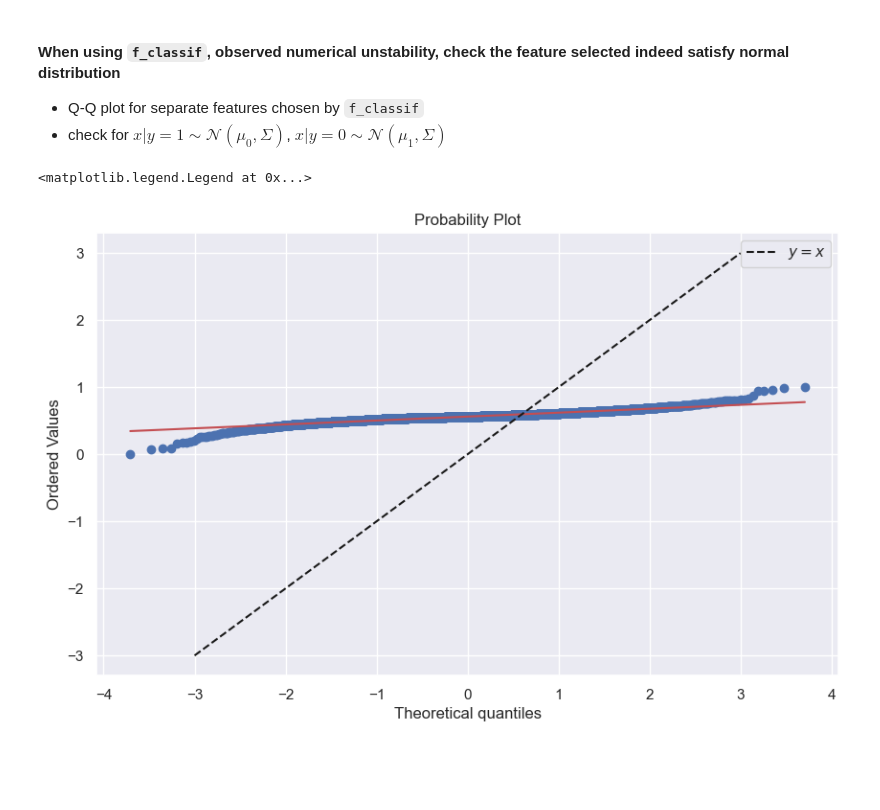
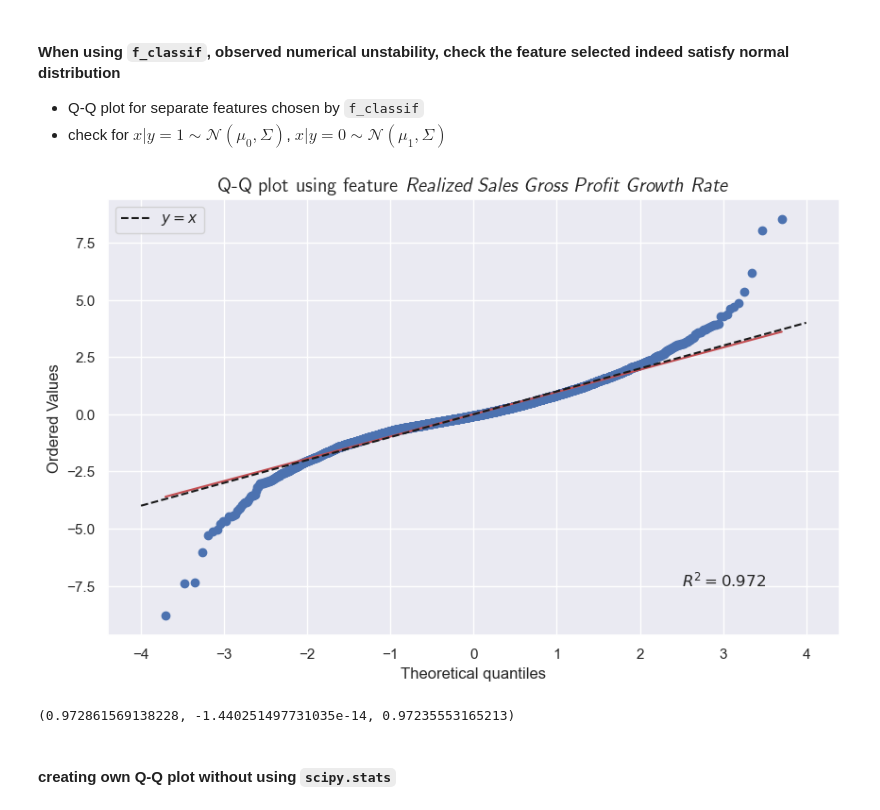
Before and after one commit to Mr-Wonderfool/Company-Bankruptcy-Prediction, a Jupyter notebook: models/visualization.ipynb, the cells around one changed output. Cells and saved outputs as stored; diff of their text form; code cells hidden in the pictures; blank space fills up the shorter version.

```diff
--- a/models/visualization.ipynb
+++ b/models/visualization.ipynb
@@ -19,6 +21,9 @@ The autoreload extension is already loaded. To reload it, use:
 data_path = '../data/data.csv'
 data_all = pd.read_csv(data_path)
 target = 'Bankrupt?'
+scaler = StandardScaler()
+data_X = data_all.drop(columns=target)
+data_Y = data_all[target]
 # data_all.isnull().sum().sum()
 # %% [markdown]
 ### Visualization
@@ -43,3 +50,11 @@ sns.heatmap(corr_matrix, cmap='coolwarm')
+# %%
+corr_mat = data_X.corr().abs()
+# Create a mask to ignore the upper triangle (duplicates) and the diagonal
+upper = corr_mat.where(np.triu(np.ones(corr_mat.shape), k=1).astype(bool))
+to_drop = [column for column in upper.columns if any(upper[column] > 0.7)]
+data_X = data_X.drop(columns=to_drop)
+data_X = scaler.fit_transform(data_X)
+data_Y = data_Y.values
 # %% [markdown]
 ### Selection of features
 - `mutual_info`: capturing non-linear relationship
@@ -61,3 +77,3 @@ selector.plot()
 # %%
-selector = UniVarSelector(data_all.drop(columns=target), data_all[target], percent=20, method='mutual_info_classif')
+selector = UniVarSelector(data_X, data_Y, percent=30, method='mutual_info_classif')
 features_mutual_info = selector.fit()
@@ -90,14 +110,25 @@ train_ = data_all.drop(columns=target).values
 data_array = data_all.values
 # %%
 pos, neg = extract_features(data_array, features_mutual_info)
+scaler = StandardScaler()
+neg, pos = scaler.fit_transform(neg), scaler.fit_transform(pos)
 # %%
 # Q - Q plot to test for normality
-plt.figure(figsize=(10,6))
-stats.probplot(neg[:, 0], dist='norm', plot=plt)
-plt.plot(np.linspace(-3, 3, 50), np.linspace(-3, 3, 50),
+fig = plt.figure(figsize=(10,6))
+ax = fig.add_subplot(1,1,1)
+ax.text(2.5, -7.5, r"$R^2=0.972$")
+_, fit_params = stats.probplot(neg[:, 0], dist='norm', plot=plt)
+ax.set_title(r"Q-Q plot using feature \textit{Realized Sales Gross Profit Growth Rate}", usetex=True, size=15)
+plt.plot(np.linspace(-4, 4, 50), np.linspace(-4, 4, 50),
         color='k', linestyle='--', label=r'$y=x$') # y=x
 plt.legend()
+plt.savefig('../thesis/images/qqplot_profit_per_sale.png', dpi=200)
 # %% [output]
-<matplotlib.legend.Legend at 0x...>
-[figure, old version]
+[figure, new version]
+# %%
+fit_params
+# %% [output]
+(0.972861569138228, -1.440251497731035e-14, 0.97235553165213)
+# %% [markdown]
+#### creating own Q-Q plot without using `scipy.stats`
 # %%
```
Also changed, not shown: parts of 9 cells of this notebook, 8 other files.
